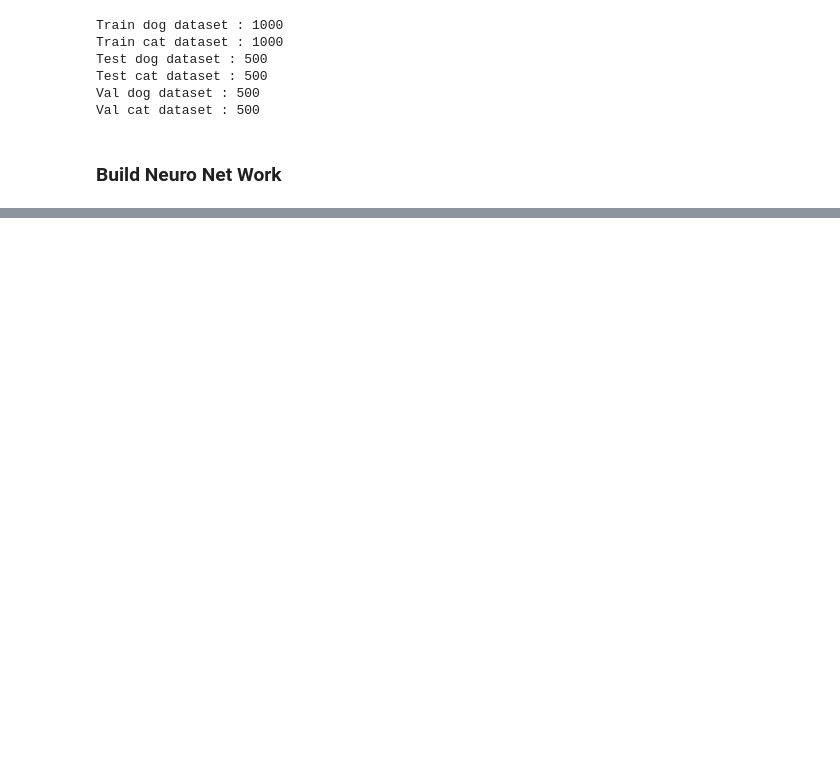
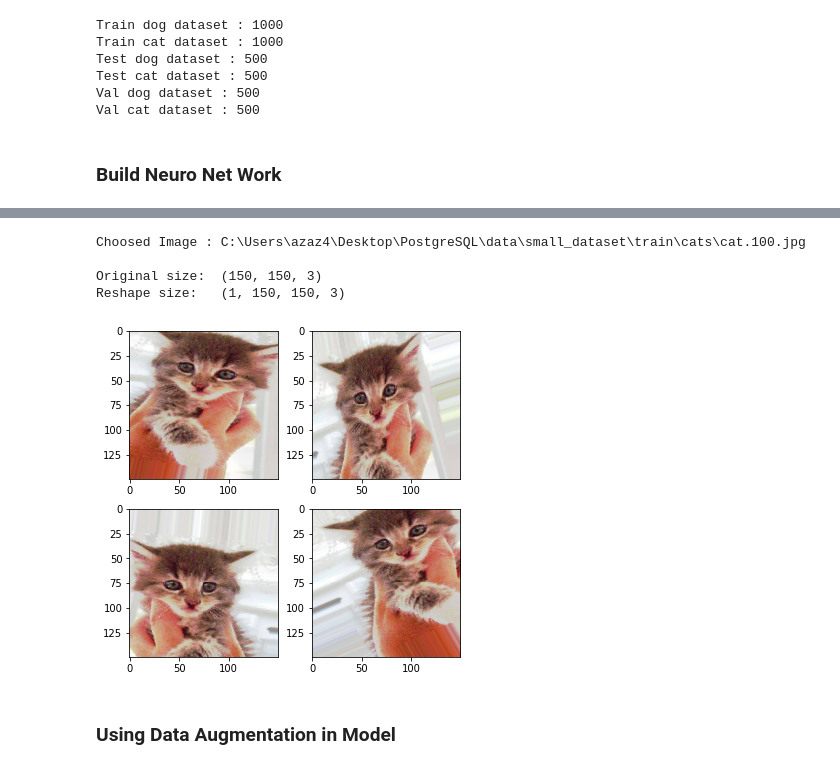
Before and after one commit to ChengYiLin/Deep_Learning_using_keras, a Jupyter notebook: 06_basic_computer_vision.ipynb, the cells around one changed output, grey strips where cells are left out. Cells and saved outputs as stored; diff of their text form; code cells hidden in the pictures; blank space fills up the shorter version.

```diff
--- a/06_basic_computer_vision.ipynb
+++ b/06_basic_computer_vision.ipynb
@@ -249,0 +353,39 @@ model.compile(loss='binary_crossentropy',
+# %%
+datagen = ImageDataGenerator(rotation_range=40,        # 影像旋轉角度
+                             width_shift_range=0.2,    # 水平平移
+                             height_shift_range=0.2,   # 垂直平移
+                             shear_range=0.2,          # 傾斜平移
+                             zoom_range=0.2,           # 隨機縮放大小
+                             horizontal_flip=True,     # 隨機水平翻轉影像
+                             fill_mode='nearest')      # 扭曲的影像要用甚麼方式填補, 有 nearest、reflect、wrap、constant 等四種方式
+# %%
+from keras.preprocessing import image
+
+fnames = [ os.path.join(train_cat_dir, fname) for fname in os.listdir(train_cat_dir) ]
+
+img_path = fnames[3]
+print(f"Choosed Image : {img_path}\n")
+
+img = image.load_img( img_path, target_size=(150, 150) )
+x = image.img_to_array(img)
+print(f"Original size:\t{x.shape}")
+x = x.reshape( (1,)+x.shape )
+print(f"Reshape size:\t{x.shape}")
+
+i = 0
+plt.figure(figsize=(6,6))
+for batch in datagen.flow(x, batch_size=1):
+    plt.subplot(2,2,i+1)
+    imgplot = plt.imshow( image.array_to_img(batch[0]) )
+    i+=1
+
+    if i%4==0: break
+plt.show()
+# %% [output]
+Choosed Image : C:\Users\azaz4\Desktop\PostgreSQL\data\small_dataset\train\cats\cat.100.jpg
+
+Original size:  (150, 150, 3)
+Reshape size:   (1, 150, 150, 3)
+[figure, added]
+# %% [markdown]
+### Using Data Augmentation in Model
```
Also changed, not shown: parts of 18 cells of this notebook, 3 other files.
